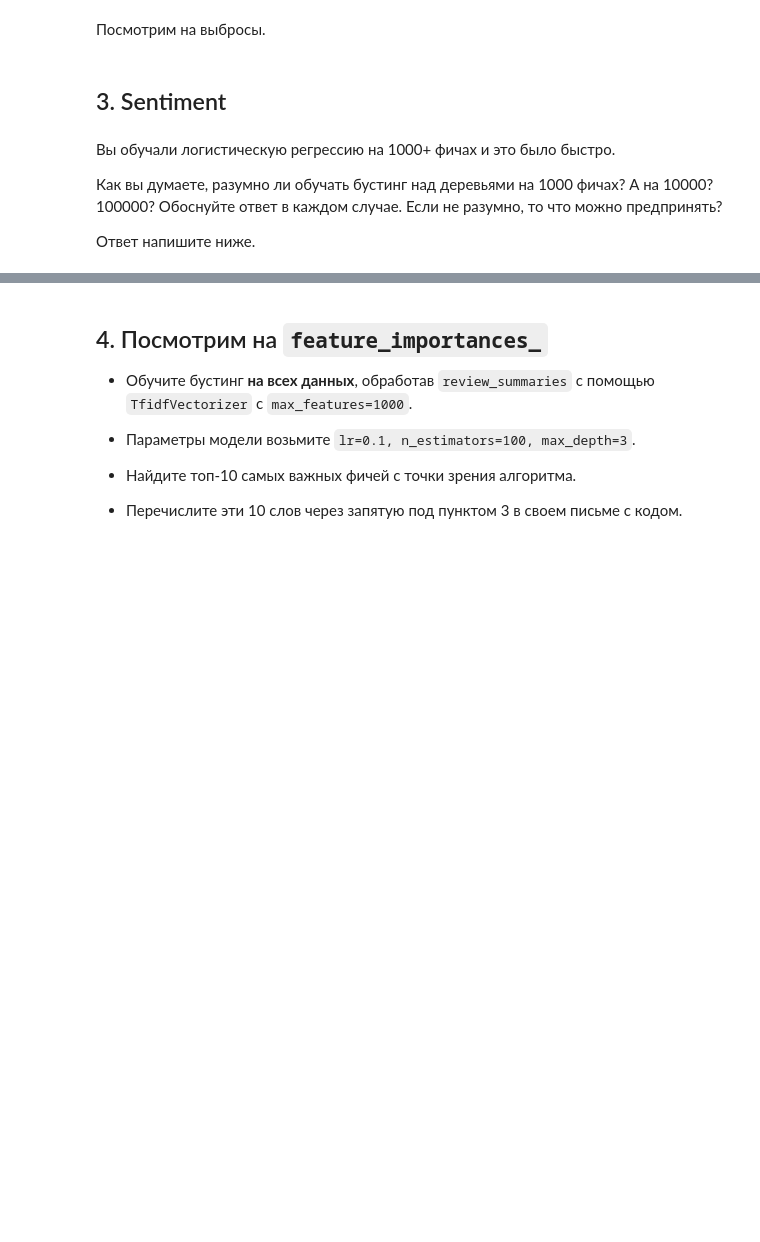
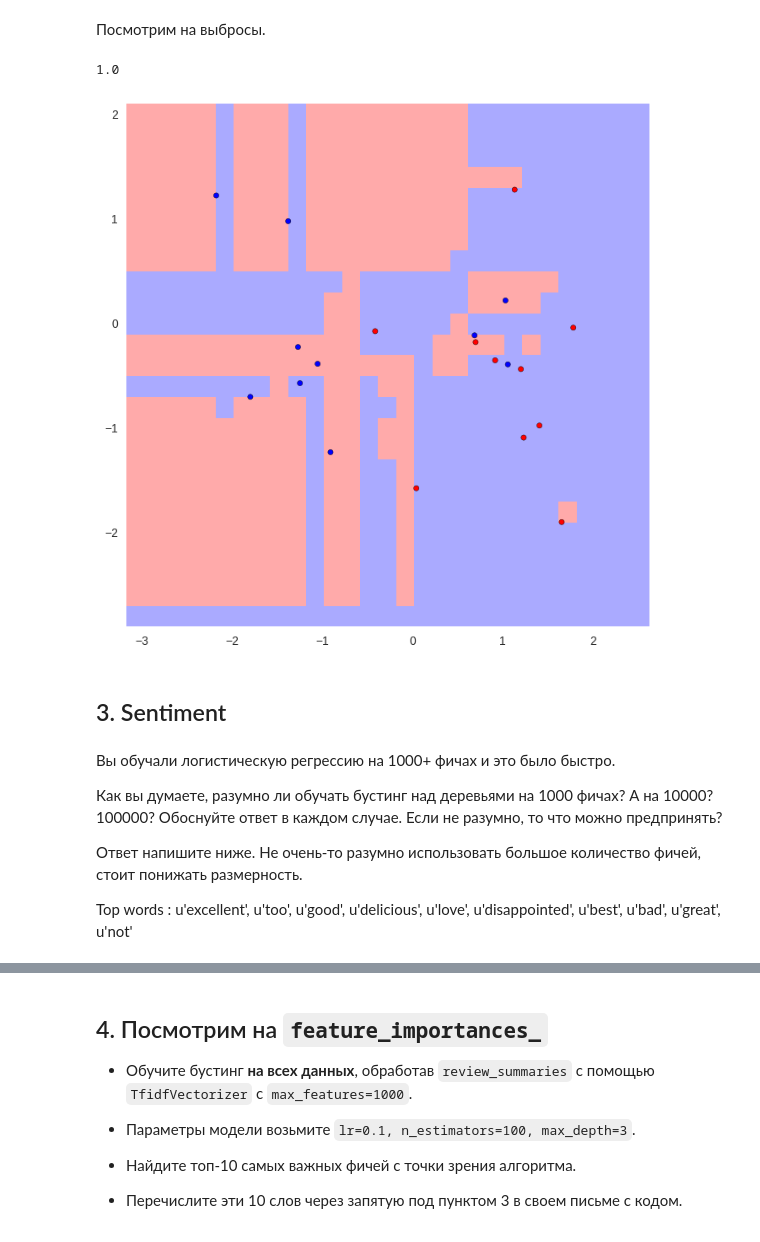
Before and after one commit to Nagapetyan/MIPT_Data_Mining_In_Action_2016, a Jupyter notebook: base/hw01/hw1.ipynb, the cells around one changed output, grey strips where cells are left out. Cells and saved outputs as stored; diff of their text form; code cells hidden in the pictures; blank space fills up the shorter version.

```diff
--- a/base/hw01/hw1.ipynb
+++ b/base/hw01/hw1.ipynb
@@ -385,6 +415,10 @@ TypeError: unsupported operand type(s) for /: 'NoneType' and 'int'
 # %%
 outliers_indices = clf.out_
 plot_surface(X[outliers_indices], y[outliers_indices], clf)
+accuracy_score(y[outliers_indices], clf.predict(X[outliers_indices]))
+# %% [output]
+1.0
+[figure, added]
 # %% [markdown]
 ## 3. Sentiment
 # %% [markdown]
@@ -393,6 +427,19 @@ plot_surface(X[outliers_indices], y[outliers_indices], clf)
 Как вы думаете, разумно ли обучать бустинг над деревьями на 1000 фичах? А на 10000? 100000? Обоснуйте ответ в каждом случае. Если не разумно, то что можно предпринять?
 
 Ответ напишите ниже.
+Не очень-то разумно использовать большое количество фичей, стоит понижать размерность.
+
+
+Top words : u'excellent',
+ u'too',
+ u'good',
+ u'delicious',
+ u'love',
+ u'disappointed',
+ u'best',
+ u'bad',
+ u'great',
+ u'not'
 # %%
 clf = BinaryBoostingClassifier(n_estimators=100, max_depth=3).fit(X_train, y_train)
 
```
Also changed, not shown: parts of 21 cells of this notebook, 1 other file.
